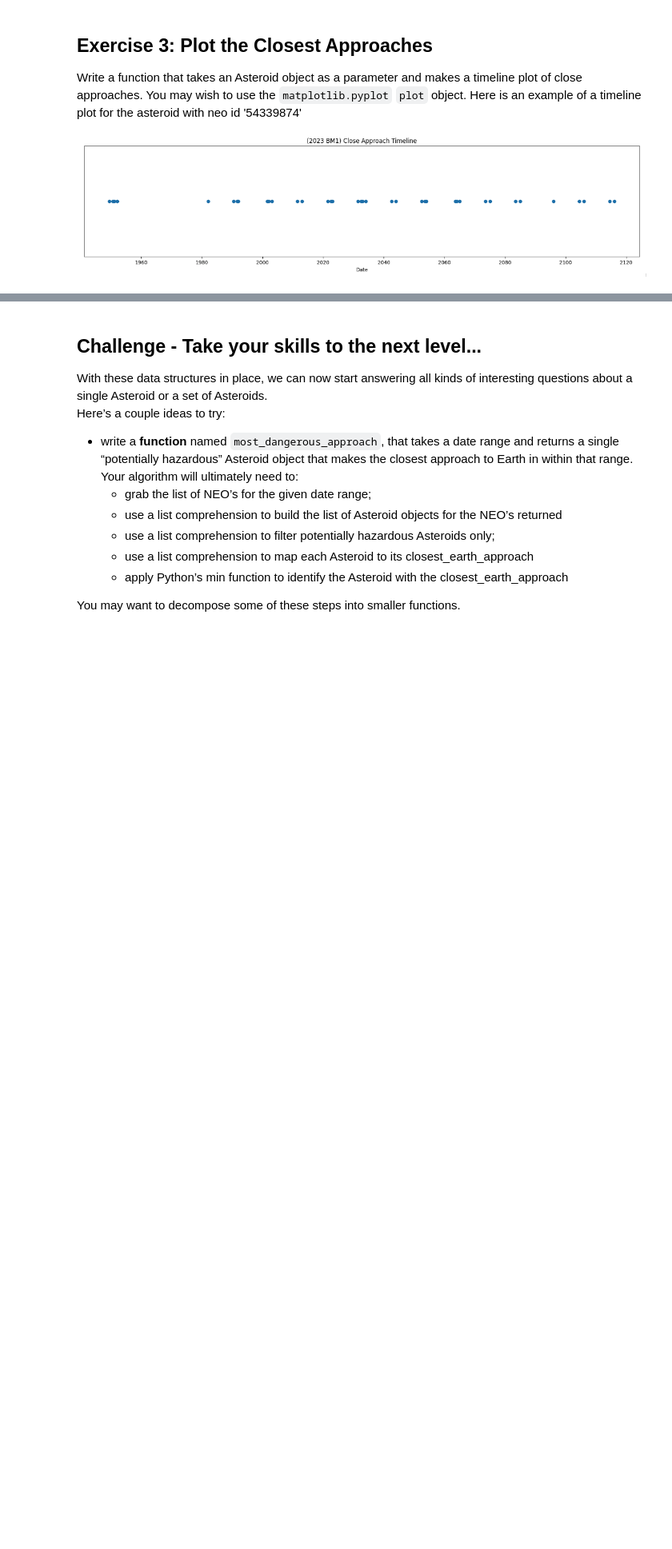
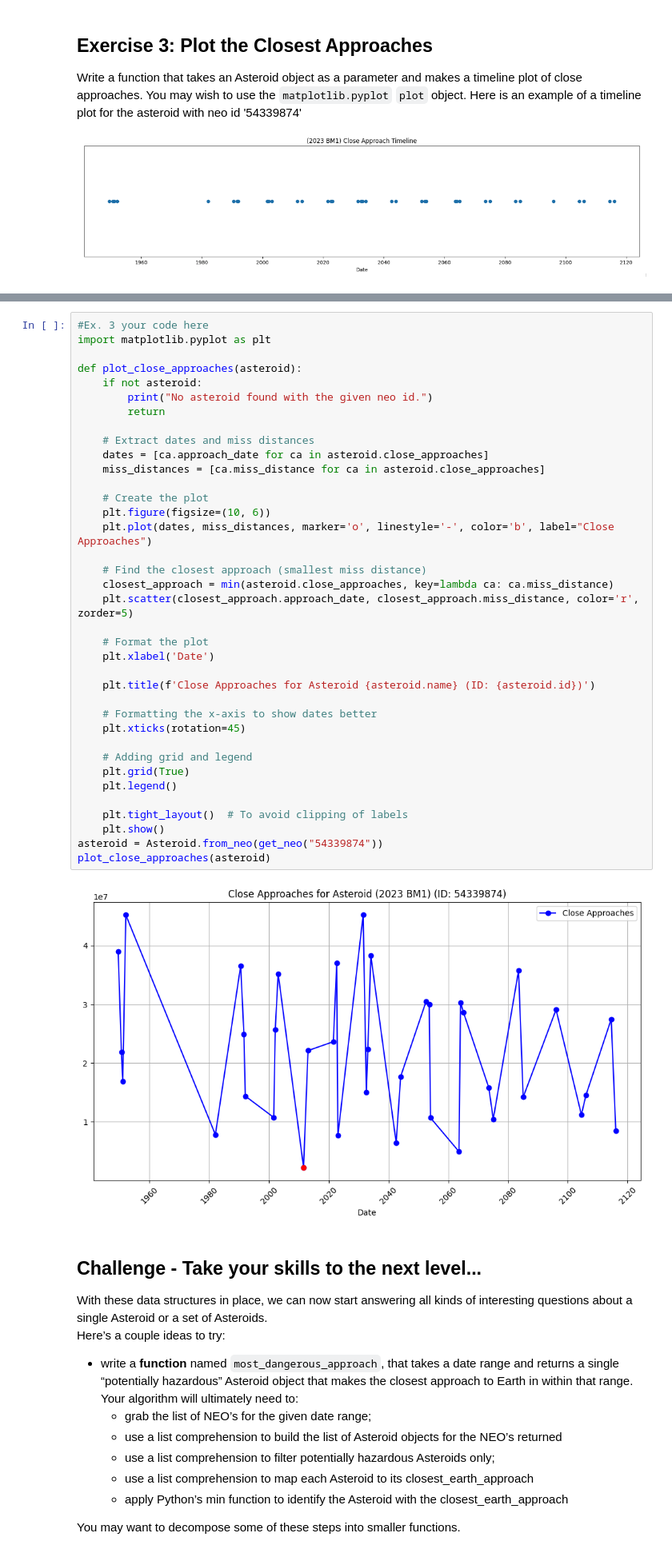
Before and after one commit to Garvaneja/comp215, a Jupyter notebook: labs/lab04-more_classes.ipynb, the cells around one changed output, grey strips where cells are left out. Shown at 80% size. Cells and saved outputs as stored; diff of their text form; blank space fills up the shorter version.

```diff
--- a/labs/lab04-more_classes.ipynb
+++ b/labs/lab04-more_classes.ipynb
@@ -177,3 +174,42 @@ NameError: name 'get_asteroid_data' is not defined
+# %%
+#Ex. 3 your code here
+import matplotlib.pyplot as plt
+
+def plot_close_approaches(asteroid):
+    if not asteroid:
+        print("No asteroid found with the given neo id.")
+        return
+
+    # Extract dates and miss distances
+    dates = [ca.approach_date for ca in asteroid.close_approaches]
+    miss_distances = [ca.miss_distance for ca in asteroid.close_approaches]
+
+    # Create the plot
+    plt.figure(figsize=(10, 6))
+    plt.plot(dates, miss_distances, marker='o', linestyle='-', color='b', label="Close Approaches")
+
+    # Find the closest approach (smallest miss distance)
+    closest_approach = min(asteroid.close_approaches, key=lambda ca: ca.miss_distance)
+    plt.scatter(closest_approach.approach_date, closest_approach.miss_distance, color='r', zorder=5)
+
+    # Format the plot
+    plt.xlabel('Date')
+
+    plt.title(f'Close Approaches for Asteroid {asteroid.name} (ID: {asteroid.id})')
+
+    # Formatting the x-axis to show dates better
+    plt.xticks(rotation=45)
+
+    # Adding grid and legend
+    plt.grid(True)
+    plt.legend()
+
+    plt.tight_layout()  # To avoid clipping of labels
+    plt.show()
+asteroid = Asteroid.from_neo(get_neo("54339874"))
+plot_close_approaches(asteroid)
+# %% [output]
+[figure, added]
 # %% [markdown]
 ## Challenge - Take your skills to the next level...
 
```
Also changed, not shown: parts of 1 cell of this notebook.
